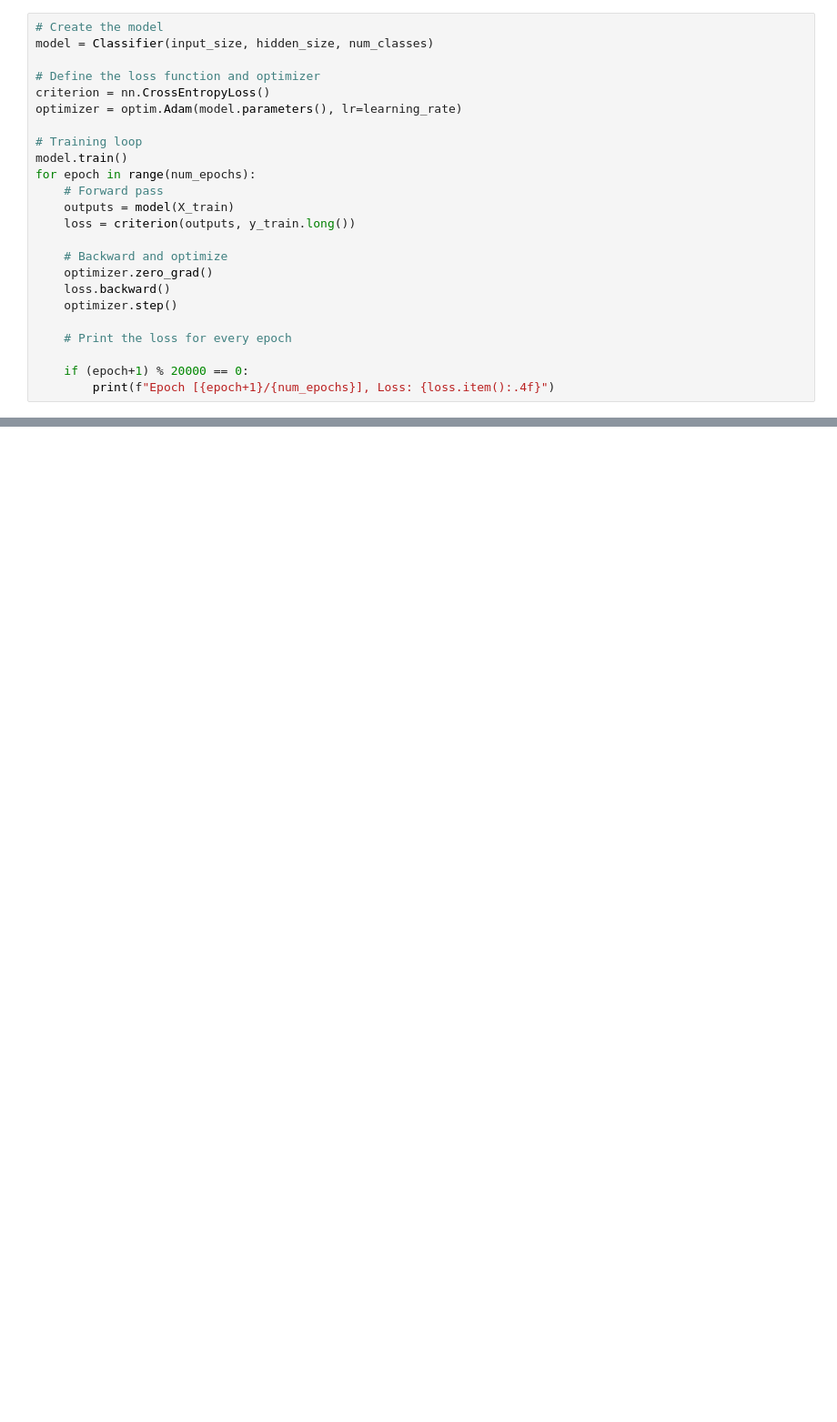
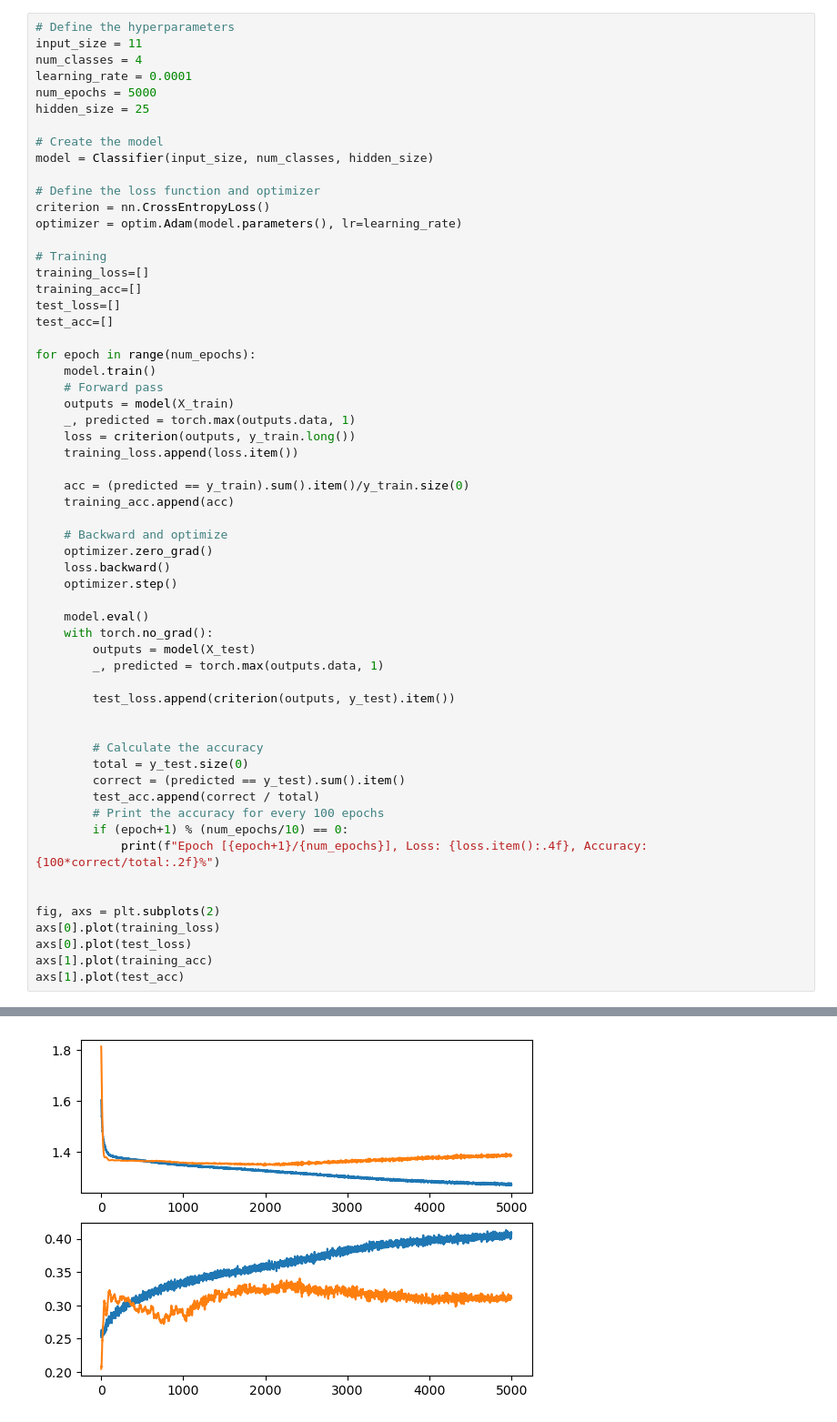
Before and after one commit to phthiessen/IU_CaseStudy, a Jupyter notebook: Multiclass.ipynb, the cells around one changed output, grey strips where cells are left out. Shown: that part at 91% size. Cells and saved outputs as stored; diff of their text form; blank space fills up the shorter version.

```diff
--- a/Multiclass.ipynb
+++ b/Multiclass.ipynb
@@ -60,25 +87,60 @@ num_epochs = 100000
 # %%
+# Define the hyperparameters
+input_size = 11
+num_classes = 4
+learning_rate = 0.0001
+num_epochs = 5000
+hidden_size = 25
+
 # Create the model
-model = Classifier(input_size, hidden_size, num_classes)
+model = Classifier(input_size, num_classes, hidden_size)
 
 # Define the loss function and optimizer
 criterion = nn.CrossEntropyLoss()
 optimizer = optim.Adam(model.parameters(), lr=learning_rate)
 
-# Training loop
-model.train()
+# Training
+training_loss=[]
+training_acc=[]
+test_loss=[]
+test_acc=[]
+
 for epoch in range(num_epochs):
+    model.train()
     # Forward pass
     outputs = model(X_train)
+    _, predicted = torch.max(outputs.data, 1)
     loss = criterion(outputs, y_train.long())
+    training_loss.append(loss.item())
+
+    acc = (predicted == y_train).sum().item()/y_train.size(0)
+    training_acc.append(acc)
 
     # Backward and optimize
     optimizer.zero_grad()
     loss.backward()
     optimizer.step()
 
-    # Print the loss for every epoch
+    model.eval()
+    with torch.no_grad():
+        outputs = model(X_test)
+        _, predicted = torch.max(outputs.data, 1)
 
-    if (epoch+1) % 20000 == 0:
-        print(f"Epoch [{epoch+1}/{num_epochs}], Loss: {loss.item():.4f}")
+        test_loss.append(criterion(outputs, y_test).item())
+
+
+        # Calculate the accuracy
+        total = y_test.size(0)
+        correct = (predicted == y_test).sum().item()
+        test_acc.append(correct / total)
+        # Print the accuracy for every 100 epochs
+        if (epoch+1) % (num_epochs/10) == 0:
+            print(f"Epoch [{epoch+1}/{num_epochs}], Loss: {loss.item():.4f}, Accuracy: {100*correct/total:.2f}%")
+
+
+fig, axs = plt.subplots(2)
+axs[0].plot(training_loss)
+axs[0].plot(test_loss)
+axs[1].plot(training_acc)
+axs[1].plot(test_acc)
 # %% [output]
@@ -90,3 +158,4 @@ Epoch [100000/100000], Loss: 1.1758
+[figure, added]
 # %%
 # Set the model to evaluation mode
 model.eval()
```
Also changed, not shown: parts of 10 cells of this notebook, 1 other file.
